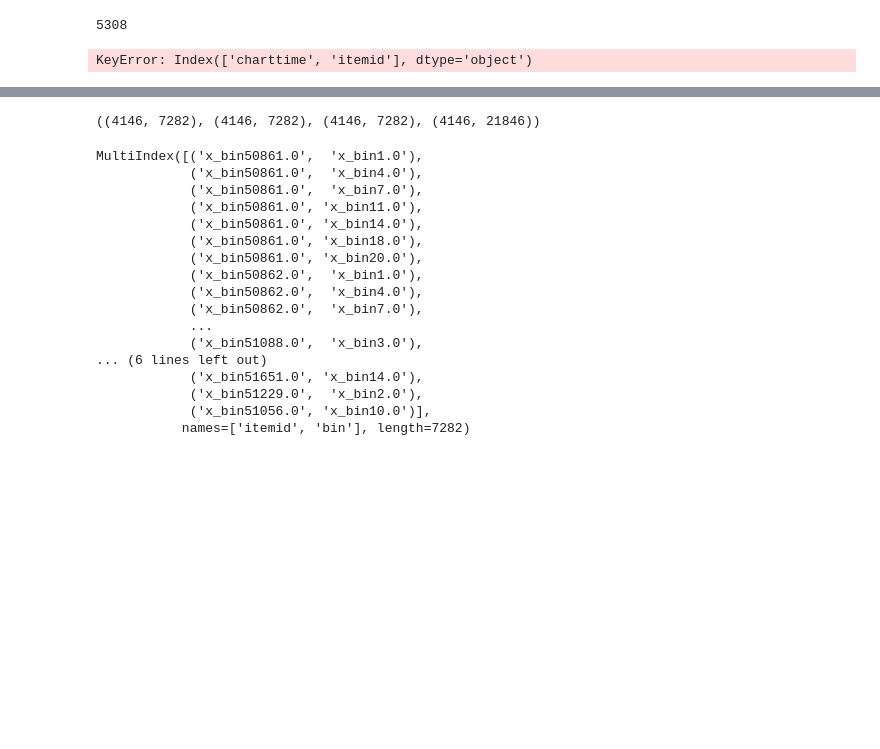
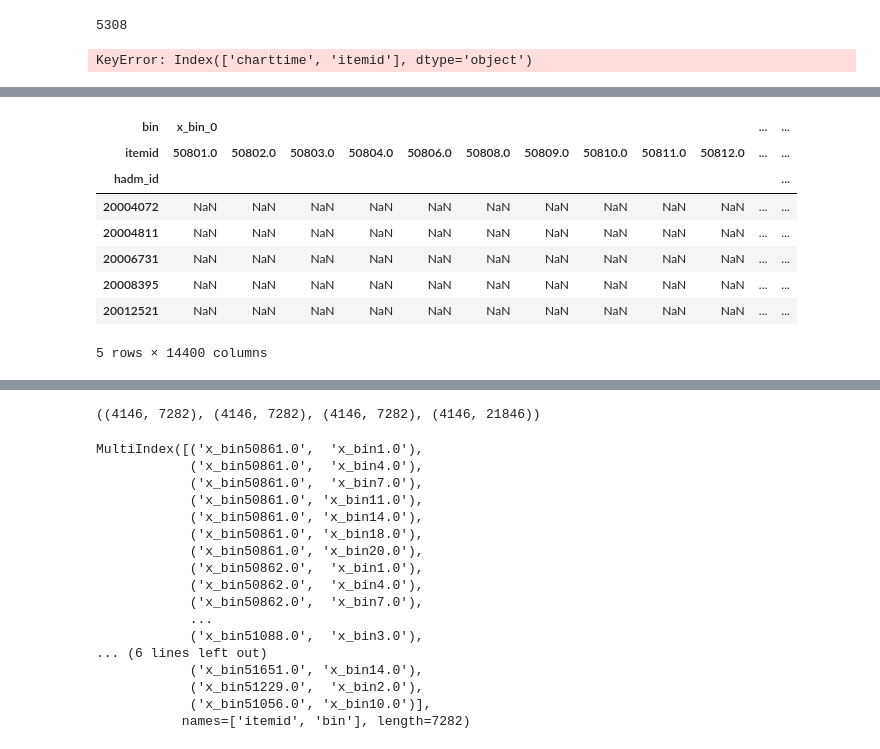
Before and after one commit to Crazz-Zaac/informative-missingness, a Jupyter notebook: project/notebooks/exp_2025.ipynb, the cells around one changed output, grey strips where cells are left out. Cells and saved outputs as stored; diff of their text form; code cells hidden in the pictures; blank space fills up the shorter version.

```diff
--- a/project/notebooks/exp_2025.ipynb
+++ b/project/notebooks/exp_2025.ipynb
@@ -865,7 +865,7 @@ def df_to_grud_inputs(df, feature_combinations):
     return stacked_df
 # %%
 import pandas as pd
-temp_df = pd.read_parquet("../dataset/raw/aplasia_lab_events_data_7_days_prior.parquet")
+temp_df = pd.read_parquet("../dataset/raw/apl_lab_events_data_7_days_prior.parquet")
 temp_df.head()
 # %% [output]
 |  | subject_id | hadm_id | dischtime | target | gender | anchor_age | race | itemid | charttime | valuenum |
@@ -884,7 +884,7 @@ patients_data["hours_before_discharge"] = (
 ).dt.total_seconds() / 3600
 patients_data["bin"] = (
     patients_data["hours_before_discharge"] // aggregation_window_size
-)
+).astype(int)
 patients_data = patients_data[patients_data["bin"].notna()]
 patients_data.loc[:, "bin"] = patients_data["bin"].astype(int)
 patients_data = patients_data[patients_data["bin"] >= 0]
@@ -903,3 +903,25 @@ patients_data.head()
 | 2 | 17173695 | 27498280 | 2186-02-11 19:48:00 | 1 | M | 45 | OTHER | 50861.0 | 2186-02-09 00:00:00 | 38.0 | ... |
 | 3 | 17173695 | 27498280 | 2186-02-11 19:48:00 | 1 | M | 45 | OTHER | 50861.0 | 2186-02-10 00:00:00 | 46.0 | ... |
 | 4 | 17173695 | 27498280 | 2186-02-11 19:48:00 | 1 | M | 45 | OTHER | 50861.0 | 2186-02-10 23:57:00 | 48.0 | ... |
+# %%
+x_df = (
+    patients_data.groupby(["hadm_id", "itemid", "bin"])["valuenum"]
+    .mean()
+    .unstack(level="bin")
+    .rename(columns=lambda x: f"x_bin_{x}")
+    .interpolate(method="linear", axis=1, limit_area="inside")
+    .ffill(axis=1)
+    .bfill(axis=1)
+    .unstack(level="itemid")
+)
+x_df.head()
+# %% [output]
+| bin | x_bin_0 |  |  |  |  |  |  |  |  |  | ... | ... |
+| itemid | 50801.0 | 50802.0 | 50803.0 | 50804.0 | 50806.0 | 50808.0 | 50809.0 | 50810.0 | 50811.0 | 50812.0 | ... | ... |
+| hadm_id |  |  |  |  |  |  |  |  |  |  |  | ... |
+| 20004072 | NaN | NaN | NaN | NaN | NaN | NaN | NaN | NaN | NaN | NaN | ... | ... |
+| 20004811 | NaN | NaN | NaN | NaN | NaN | NaN | NaN | NaN | NaN | NaN | ... | ... |
+| 20006731 | NaN | NaN | NaN | NaN | NaN | NaN | NaN | NaN | NaN | NaN | ... | ... |
+| 20008395 | NaN | NaN | NaN | NaN | NaN | NaN | NaN | NaN | NaN | NaN | ... | ... |
+| 20012521 | NaN | NaN | NaN | NaN | NaN | NaN | NaN | NaN | NaN | NaN | ... | ... |
+5 rows × 14400 columns
```
Also changed, not shown: parts of 7 cells of this notebook, 3 other files.
